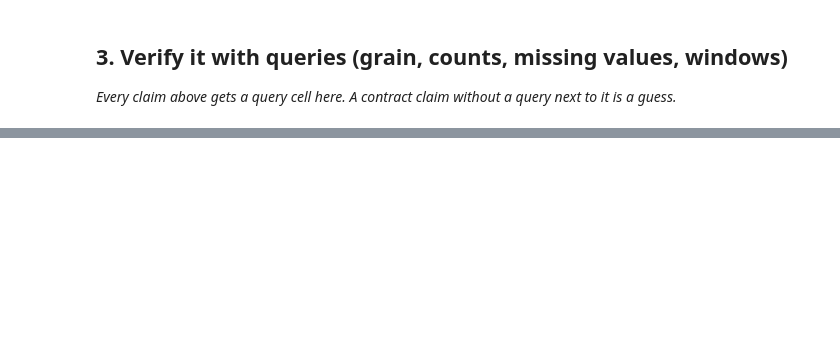
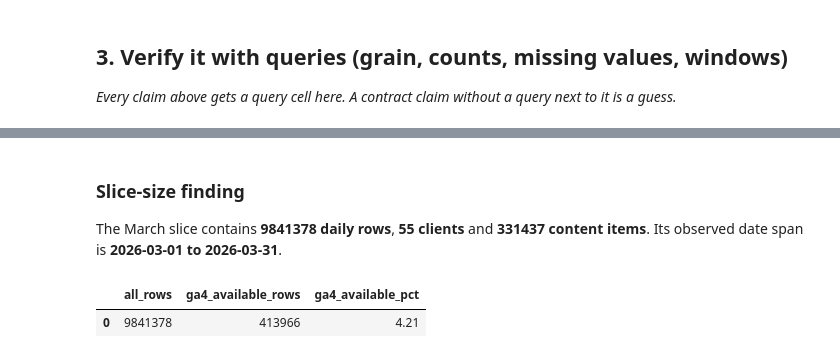
Before and after one commit to khadeja-qureshi/Machine-Learning-Internship, a Jupyter notebook: work/notebooks/w03_data_contract.ipynb, the cells around one changed output, grey strips where cells are left out. Saved outputs shown, nothing was run; the diff lists cells and outputs as text; code cells hidden in the pictures; blank space fills up the shorter version.

```diff
--- a/work/notebooks/w03_data_contract.ipynb
+++ b/work/notebooks/w03_data_contract.ipynb
@@ -26,0 +173,32 @@ This skeleton is yours to fill. Work the sections **in order** — each one has
+# %% [markdown]
+### Slice-size finding
+
+The March slice contains **9841378 daily rows**, **55 clients** and **331437 content items**. Its observed date span is **2026-03-01 to 2026-03-31**.
+# %%
+# VERIFICATION QUERY 3 OF 3 — GA4 AVAILABILITY
+# The assignment specifically requires an IS TRUE filter.
+
+availability_check = con.sql(f"""
+    WITH all_march_rows AS (
+        SELECT *
+        FROM {MARCH_TABLE}
+    ),
+    available_rows AS (
+        SELECT *
+        FROM all_march_rows
+        WHERE ga4_data_available IS TRUE
+    )
+    SELECT
+        (SELECT COUNT(*) FROM all_march_rows) AS all_rows,
+        (SELECT COUNT(*) FROM available_rows) AS ga4_available_rows,
+        ROUND(
+            100.0 * (SELECT COUNT(*) FROM available_rows)
+            / NULLIF((SELECT COUNT(*) FROM all_march_rows), 0),
+            2
+        ) AS ga4_available_pct
+""").df()
+
+display(availability_check)
+# %% [output]
+|  | all_rows | ga4_available_rows | ga4_available_pct |
+| 0 | 9841378 | 413966 | 4.21 |
```
Also changed, not shown: parts of 19 cells of this notebook.
